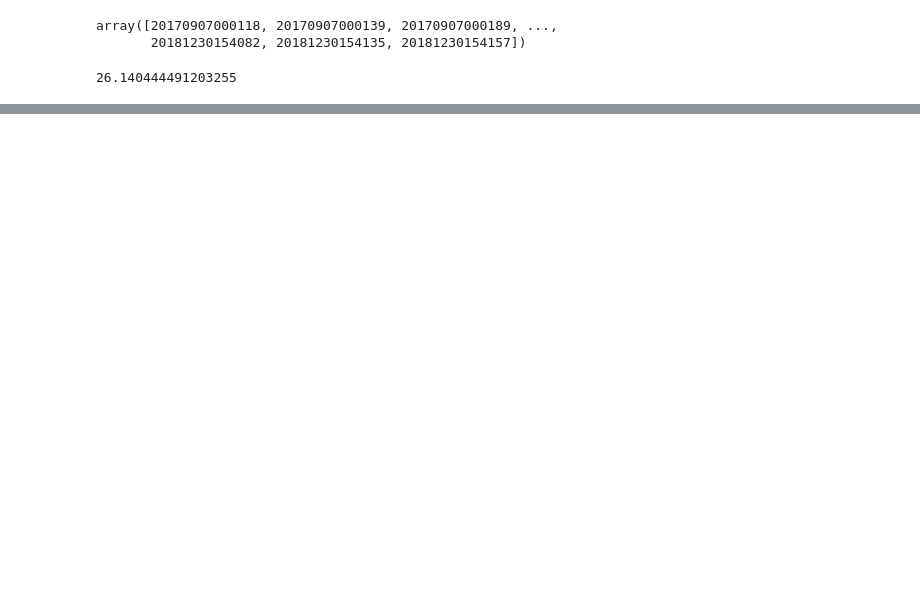
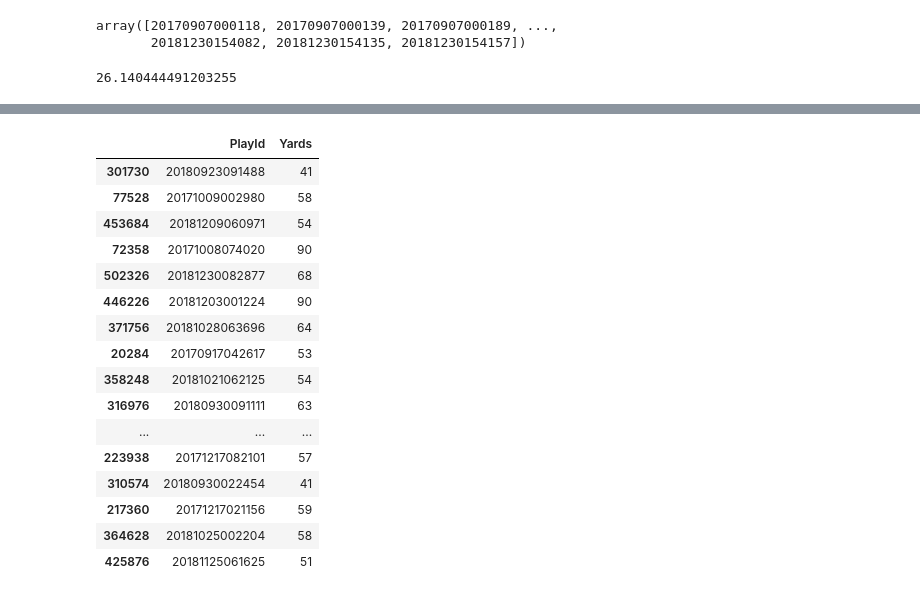
Before and after one commit to shonepatil/HDSI-NFL-Project, a Jupyter notebook: KNN_Position_Similarity.ipynb, the cells around one changed output, grey strips where cells are left out. Cells and saved outputs as stored; diff of their text form; code cells hidden in the pictures; blank space fills up the shorter version.

```diff
--- a/KNN_Position_Similarity.ipynb
+++ b/KNN_Position_Similarity.ipynb
@@ -122,5 +122,3 @@ def calc_similar(A_id, B_id):
 calc_similar(A_id, B_id)
 # %% [output]
 26.140444491203255
-# %%
-df = df[:220]
@@ -173,0 +200,20 @@ score(sub, df)
+# %%
+test
+# %% [output]
+|  | PlayId | Yards |
+| 301730 | 20180923091488 | 41 |
+| 77528 | 20171009002980 | 58 |
+| 453684 | 20181209060971 | 54 |
+| 72358 | 20171008074020 | 90 |
+| 502326 | 20181230082877 | 68 |
+| 446226 | 20181203001224 | 90 |
+| 371756 | 20181028063696 | 64 |
+| 20284 | 20170917042617 | 53 |
+| 358248 | 20181021062125 | 54 |
+| 316976 | 20180930091111 | 63 |
+| ... | ... | ... |
+| 223938 | 20171217082101 | 57 |
+| 310574 | 20180930022454 | 41 |
+| 217360 | 20171217021156 | 59 |
+| 364628 | 20181025002204 | 58 |
+| 425876 | 20181125061625 | 51 |
```
Also changed, not shown: parts of 8 cells of this notebook, 1 other file.
